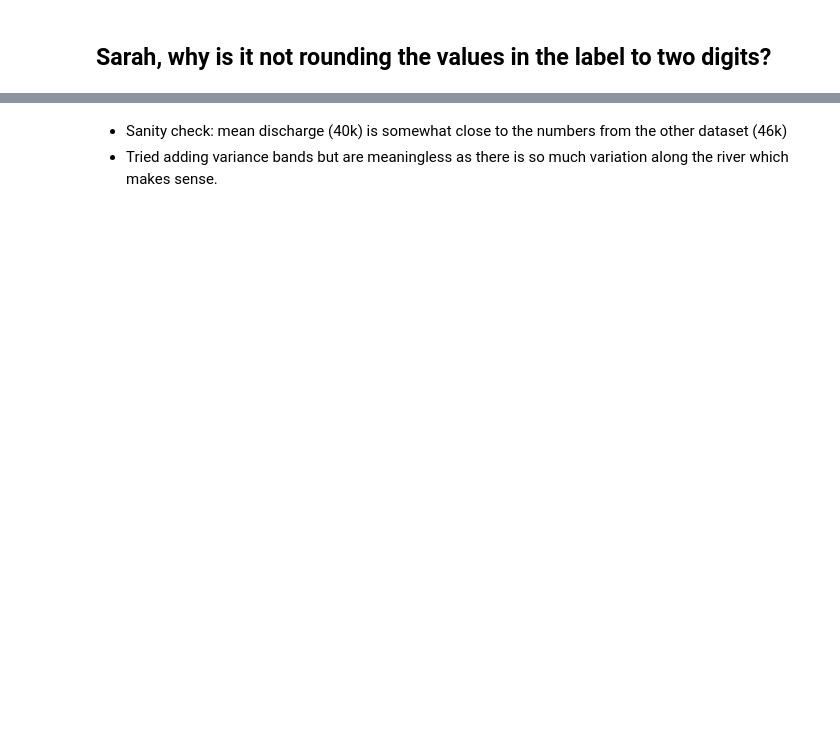
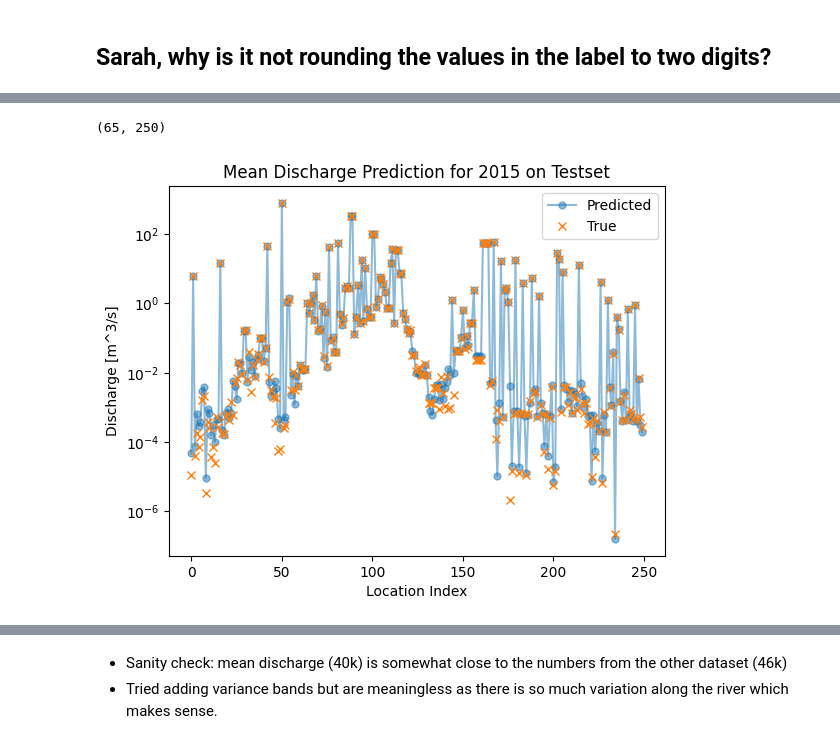
Before and after one commit to PaulNitschke/DS-Brahmaputra-River, a Jupyter notebook: notebooks/yearly_discharge.ipynb, the cells around one changed output, grey strips where cells are left out. Drawn from its saved outputs; the diff is of its cells as text; code cells hidden in the pictures; blank space fills up the shorter version.

Commit message:
further modeling of river dynamics

```diff
--- a/notebooks/yearly_discharge.ipynb
+++ b/notebooks/yearly_discharge.ipynb
@@ -67,0 +82,51 @@ plt.show()
+# %%
+from sklearn.linear_model import LinearRegression
+
+
+n_locations = 250
+n_samples = 300
+
+
+X_train_2015 = data_2015_flat[:n_samples,:n_locations]
+y_train_2015 = data_2015_flat[:n_samples,1:n_locations+1]
+
+X_test_2015 = data_2015_flat[n_samples:,:n_locations]
+y_test_2015 = data_2015_flat[n_samples:,1:n_locations+1]
+
+reg_2015 = LinearRegression().fit(X_train_2015, y_train_2015)
+
+X_train_2016 = data_2016_flat[:,:n_locations]
+y_train_2016 = data_2016_flat[:,1:n_locations+1]
+
+reg_2016 = LinearRegression().fit(X_train_2016, y_train_2016)
+
+X_train_2017 = data_2017_flat[:,:n_locations]
+y_train_2017 = data_2017_flat[:,1:n_locations+1]
+
+reg_2017 = LinearRegression().fit(X_train_2017, y_train_2017)
+
+X_train_2018 = data_2018_flat[:,:n_locations]
+y_train_2018 = data_2018_flat[:,1:n_locations+1]
+
+reg_2018 = LinearRegression().fit(X_train_2018, y_train_2018)
+
+X_train_2019 = data_2019_flat[:,:n_locations]
+y_train_2019 = data_2019_flat[:,1:n_locations+1]
+
+reg_2019 = LinearRegression().fit(X_train_2019, y_train_2019)
+# %%
+y_hat_2015 = reg_2015.predict(X_test_2015)
+# %%
+y_hat_2015.shape
+# %% [output]
+(65, 250)
+# %%
+plt.semilogy(np.abs(np.mean(y_hat_2015, axis=0)), ".-", label='Predicted', markersize=10, alpha=0.5)
+plt.semilogy(np.mean(y_test_2015, axis=0), "x", label='True')
+plt.xlabel('Location Index')
+plt.ylabel('Discharge [m^3/s]')
+plt.title('Mean Discharge Prediction for 2015 on Testset')
+plt.legend()
+plt.show()
+# %% [output]
+[figure, added]
```
Also changed, not shown: parts of 9 cells of this notebook.
